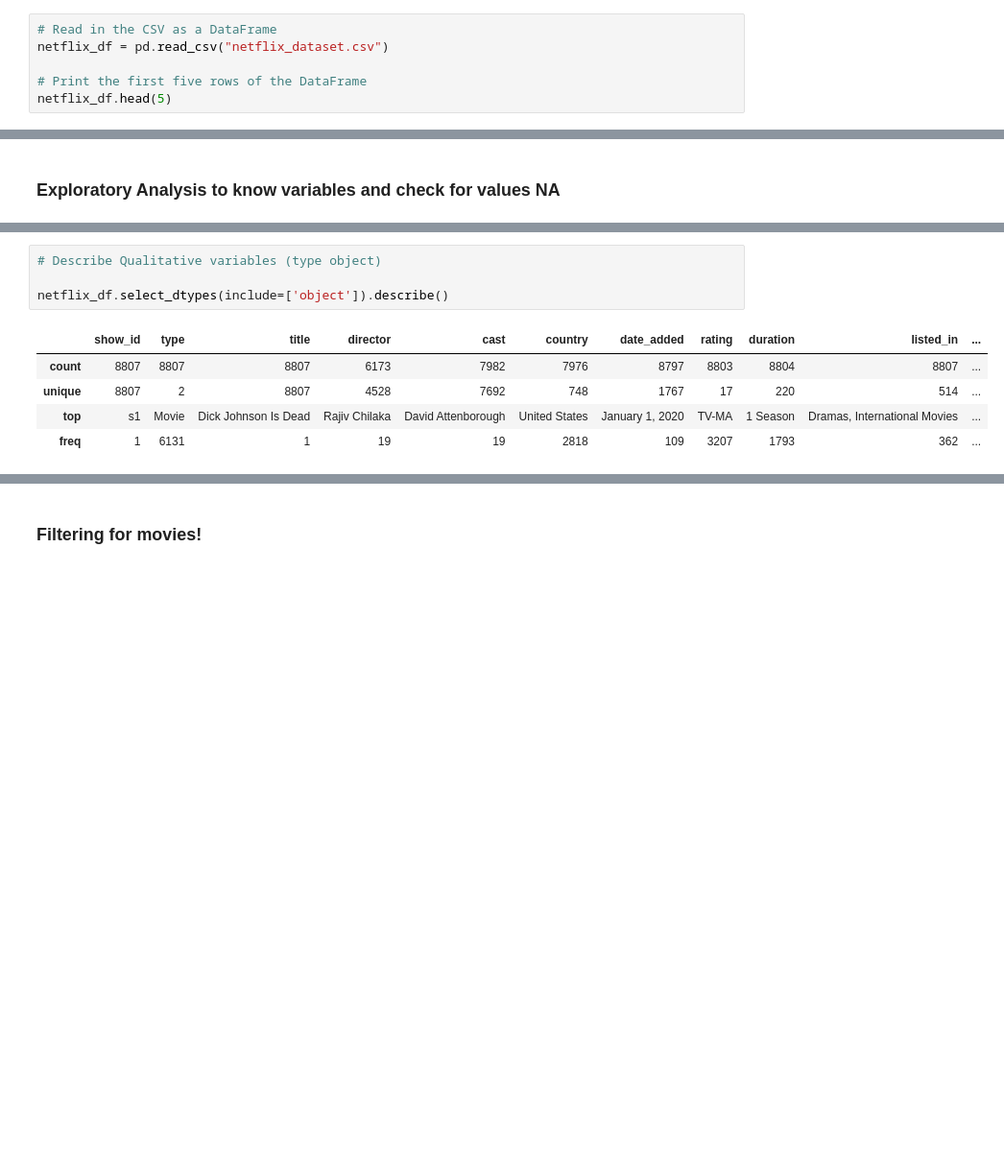
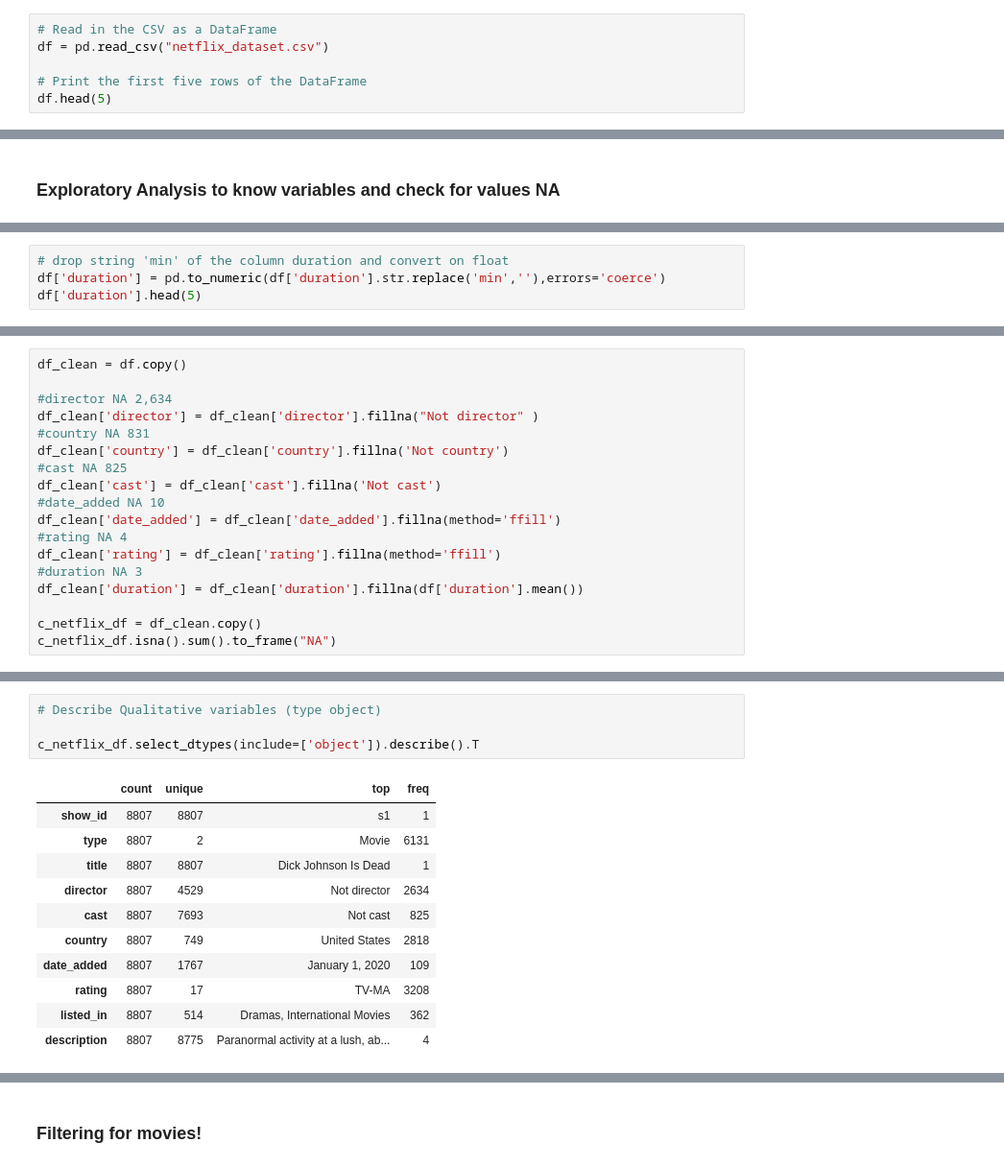
Before and after one commit to ourenagithub/Python, a Jupyter notebook: DatasetNetflix Analysis.ipynb, the cells around one changed output, grey strips where cells are left out. Shown at 96% size. Drawn from its saved outputs; the diff is of its cells as text; blank space fills up the shorter version.

```diff
--- a/DatasetNetflix Analysis.ipynb
+++ b/DatasetNetflix Analysis.ipynb
@@ -75,10 +76,10 @@ plt.show()
 ### Loading the rest of the data from a CSV
 # %%
 # Read in the CSV as a DataFrame
-netflix_df = pd.read_csv("netflix_dataset.csv")
+df = pd.read_csv("netflix_dataset.csv")
 
 # Print the first five rows of the DataFrame
-netflix_df.head(5)
+df.head(5)
 # %% [output]
 |  | show_id | type | title | director | cast | country | date_added | release_year | rating | duration | ... |
 | 0 | s1 | Movie | Dick Johnson Is Dead | Kirsten Johnson | NaN | United States | September 25, 2021 | 2020 | PG-13 | 90 min | ... |
@@ -131,0 +149,4 @@ dtype: int64
+# %%
+# drop string 'min' of the column duration and convert on float
+df['duration'] = pd.to_numeric(df['duration'].str.replace('min',''),errors='coerce')
+df['duration'].head(5)
@@ -131,0 +160,18 @@ dtype: int64
+# %%
+df_clean = df.copy()
+
+#director NA 2,634
+df_clean['director'] = df_clean['director'].fillna("Not director" )
+#country NA 831
+df_clean['country'] = df_clean['country'].fillna('Not country')
+#cast NA 825
+df_clean['cast'] = df_clean['cast'].fillna('Not cast')
+#date_added NA 10
+df_clean['date_added'] = df_clean['date_added'].fillna(method='ffill')
+#rating NA 4
+df_clean['rating'] = df_clean['rating'].fillna(method='ffill')
+#duration NA 3
+df_clean['duration'] = df_clean['duration'].fillna(df['duration'].mean())
+
+c_netflix_df = df_clean.copy()
+c_netflix_df.isna().sum().to_frame("NA")
@@ -132,10 +192,16 @@ dtype: int64
 # %%
 # Describe Qualitative variables (type object)
 
-netflix_df.select_dtypes(include=['object']).describe()
+c_netflix_df.select_dtypes(include=['object']).describe().T
 # %% [output]
-|  | show_id | type | title | director | cast | country | date_added | rating | duration | listed_in | ... |
-| count | 8807 | 8807 | 8807 | 6173 | 7982 | 7976 | 8797 | 8803 | 8804 | 8807 | ... |
-| unique | 8807 | 2 | 8807 | 4528 | 7692 | 748 | 1767 | 17 | 220 | 514 | ... |
-| top | s1 | Movie | Dick Johnson Is Dead | Rajiv Chilaka | David Attenborough | United States | January 1, 2020 | TV-MA | 1 Season | Dramas, International Movies | ... |
-| freq | 1 | 6131 | 1 | 19 | 19 | 2818 | 109 | 3207 | 1793 | 362 | ... |
+|  | count | unique | top | freq |
+| show_id | 8807 | 8807 | s1 | 1 |
+| type | 8807 | 2 | Movie | 6131 |
+| title | 8807 | 8807 | Dick Johnson Is Dead | 1 |
+| director | 8807 | 4529 | Not director | 2634 |
+| cast | 8807 | 7693 | Not cast | 825 |
+| country | 8807 | 749 | United States | 2818 |
+| date_added | 8807 | 1767 | January 1, 2020 | 109 |
+| rating | 8807 | 17 | TV-MA | 3208 |
+| listed_in | 8807 | 514 | Dramas, International Movies | 362 |
+| description | 8807 | 8775 | Paranormal activity at a lush, ab... | 4 |
```
Also changed, not shown: parts of 15 cells of this notebook.
